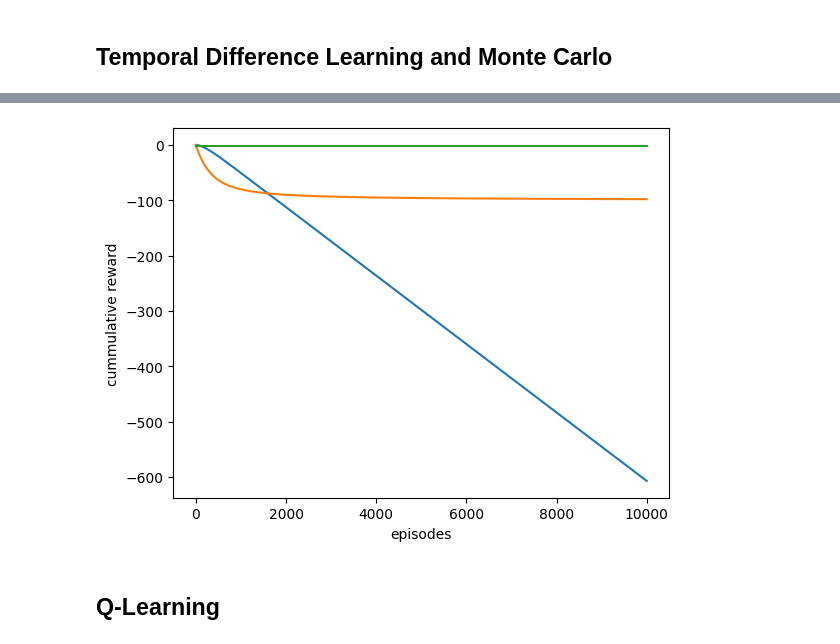
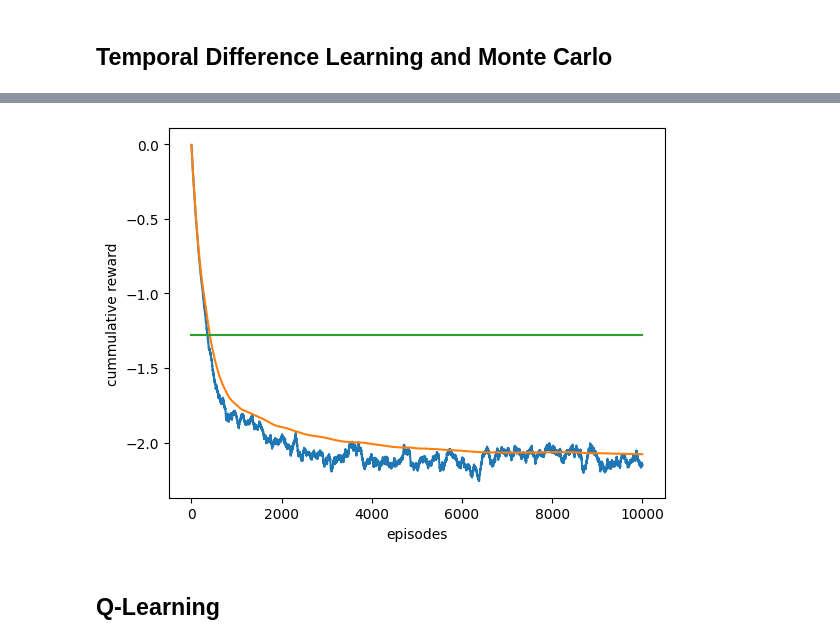
Before and after one commit to LuisFelipePoma/Reinforcement_Learning_Intro, a Jupyter notebook: src/traffic_light.ipynb, the cells around one changed output, grey strips where cells are left out. Drawn from its saved outputs; the diff is of its cells as text; code cells hidden in the pictures.

```diff
--- a/src/traffic_light.ipynb
+++ b/src/traffic_light.ipynb
@@ -45,7 +45,7 @@ class Traffic_Enviroment:
         self.n_cars_left = 0
         self.n_cars_up = 0
         self.TL_values = ("g", "r")
-        self.goal = int(left / 3 + up / 3)  # cantidad de carros esperada
+        self.goal = int(left / 2) + int(up / 2)  # cantidad de carros esperada
 
         # actions
         self.actions = ("g", "r")
@@ -91,7 +91,7 @@ class Traffic_Enviroment:
     def reward(self, state: tuple, action: str):
         next_state = self.change(state, action)
 
-        if self.count_ones(list(next_state[:-1])) == self.goal:
+        if self.count_zeros(list(next_state[:-1])) >= self.goal:
             return 0
         return -1
 
@@ -162,8 +162,8 @@ class Traffic_Enviroment:
     def get_tl(self, state: tuple):
         return state[-1]
 
-    def count_ones(self, numbers: list):
-        return sum(numbers)
+    def count_zeros(self, numbers: list):
+        return numbers.count(0)
 # %% [markdown]
 # Policy Evaluation
 # %% [markdown]
@@ -357,11 +371,11 @@ V_mc = 0
 for n in range(N):
     rCum = 0
     grid.reset()
-    for i in range(100):
+    for i in range(200):
 
         s = grid.state  # observes
-        g = grid.count_ones(list(s[:-1]))
-        if g <= grid.goal:
+        g = grid.count_zeros(list(s[:-1]))
+        if g >= grid.goal:
             break
 
         a = pi[s]  # chooses an action
@@ -383,14 +417,14 @@ for n in range(N):
 # %%
 media_tempo_td = np.cumsum(Vs_td)/(np.arange(N)+1)
 media_tempo_mc = np.cumsum(Vs_mc)/(np.arange(N)+1)
 plt.plot(Vs_td)
 plt.plot(media_tempo_mc)
 plt.plot([1,N],[v_VI[grid.states[-1]], v_VI[grid.states[-1]]])
-plt.ylabel('cummulative reward')
+plt.ylabel('acummulative reward')
 plt.xlabel('episodes')
 plt.show()
 # %% [output]
-[figure, old version]
+[figure, new version]
 # %% [markdown]
 ## Q-Learning
 # %%
```
Also changed, not shown: parts of 8 cells of this notebook.
